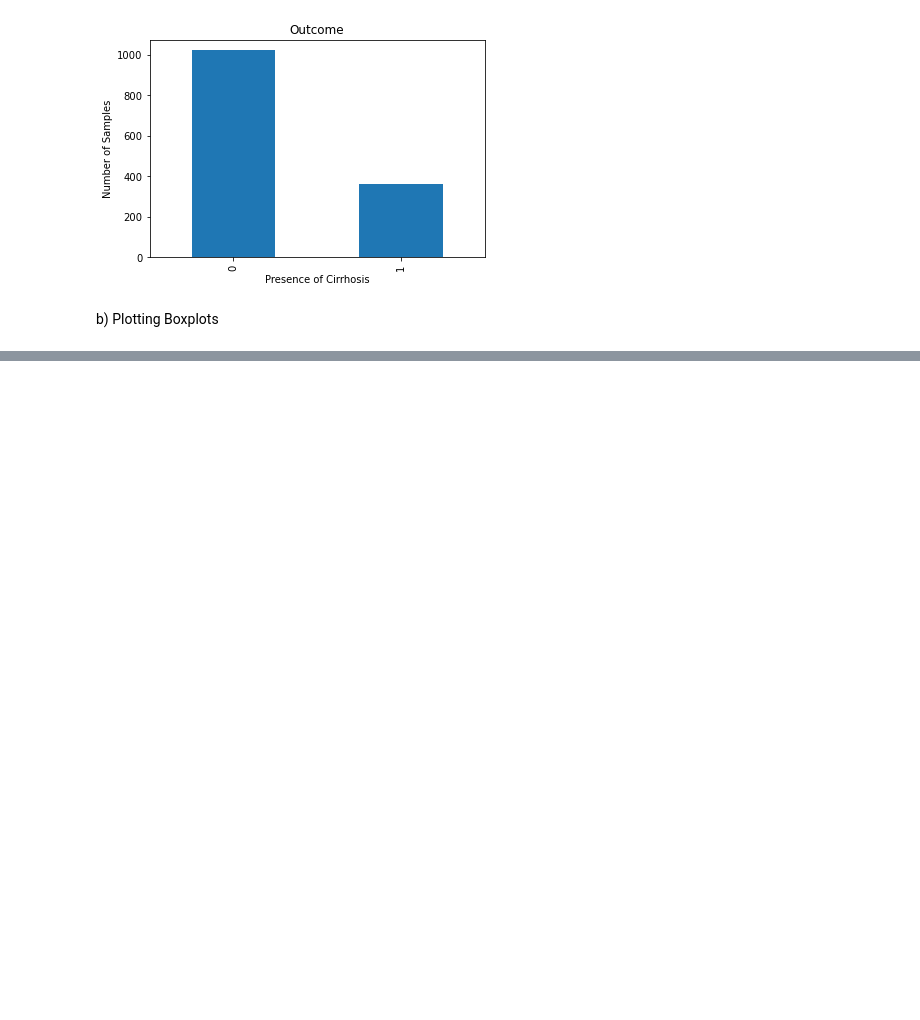
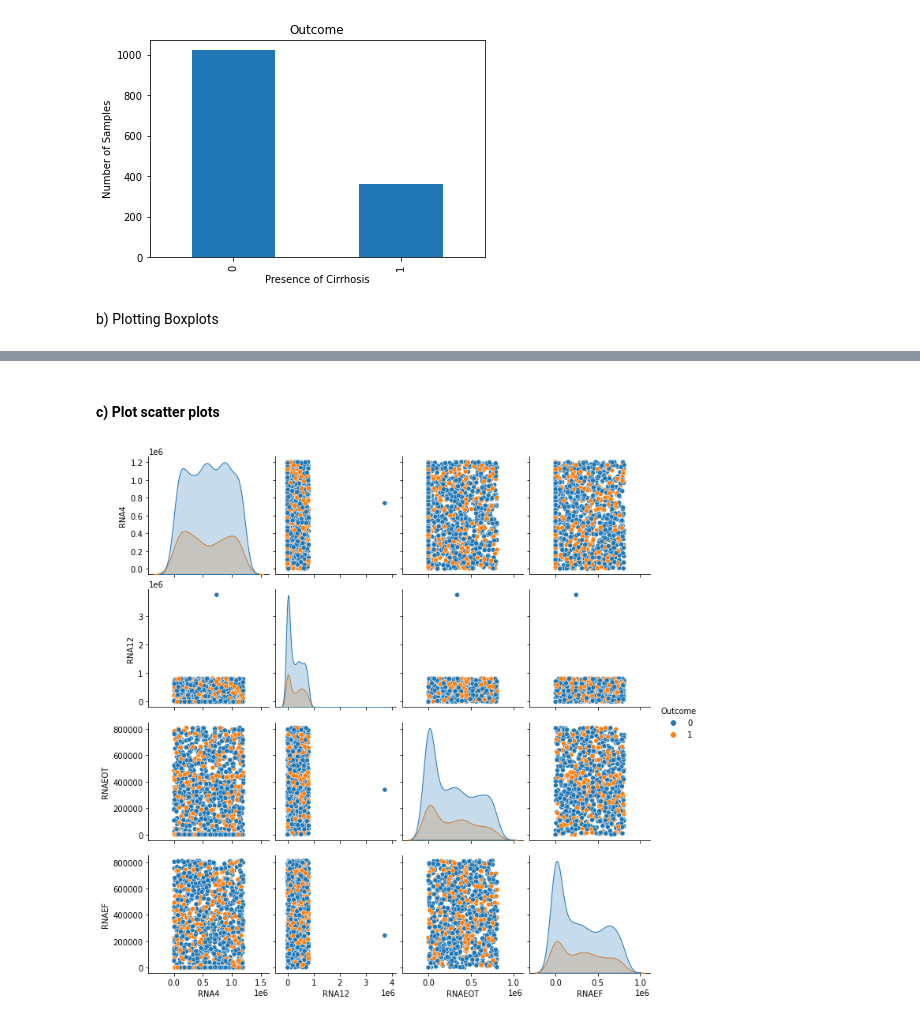
Before and after one commit to paolaparadas29/ProjectAI, a Jupyter notebook: Project_Lab1_final.ipynb, the cells around one changed output, grey strips where cells are left out. Drawn from its saved outputs; the diff is of its cells as text; code cells hidden in the pictures; blank space fills up the shorter version.

```diff
--- a/Project_Lab1_final.ipynb
+++ b/Project_Lab1_final.ipynb
@@ -96,8 +96,8 @@ Index(['Age', 'Gender', 'BMI', 'Fever', 'Nausea/Vomting', 'Headache',
 # %% [markdown]
 #### c) Removing column blank spaces
 # %%
-columns = data.columns.str.replace(' ', '')
-raw_headers = columns
+data.columns = data.columns.str.replace(' ', '')
+raw_headers = data.columns
 headers = [str(x) for x in raw_headers]
 print(headers)
 # %% [output]
@@ -108,6 +112,6 @@ The new variable 'Outcome' indicates whether the patient has Cirrhosis or not (1
 # %%
-category=pd.cut(data.Baselinehistologicalstaging, right=False
-                ,bins=[0,1,2,3,4,5],labels=['NoFibrosis','PortalFibrosis','FewSepta','ManySepta','Cirrhosis'])
+category=pd.cut(data.Baselinehistologicalstaging, right=False,
+                bins=[0,1,2,3,4,5],labels=['NoFibrosis','PortalFibrosis','FewSepta','ManySepta','Cirrhosis'])
 data.insert(29,'Histologicalstaging', category)
 data.columns
 # %% [output]
@@ -332,3 +336,10 @@ print_boxplots_hist(headers, data)
 # %%
 #data.plot(kind='box',subplots=True, layout=(6,10), sharex=False, sharey=False, figsize=(8,8))
 #plt.show()
+# %% [markdown]
+#### c) Plot scatter plots
+# %%
+sns.pairplot(data, x_vars=["RNA4", "RNA12", "RNAEOT", "RNAEF"],
+    y_vars=["RNA4", "RNA12", "RNAEOT", "RNAEF"], hue="Outcome");
+# %% [output]
+[figure, added]
```
Also changed, not shown: parts of 16 cells of this notebook.
